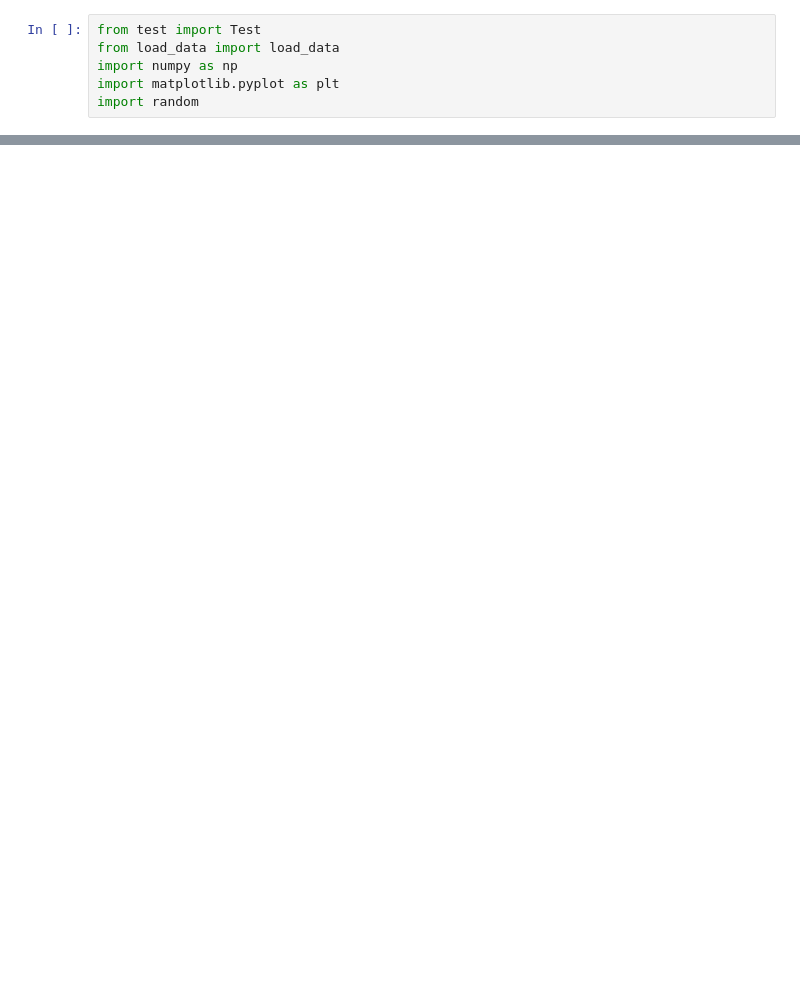
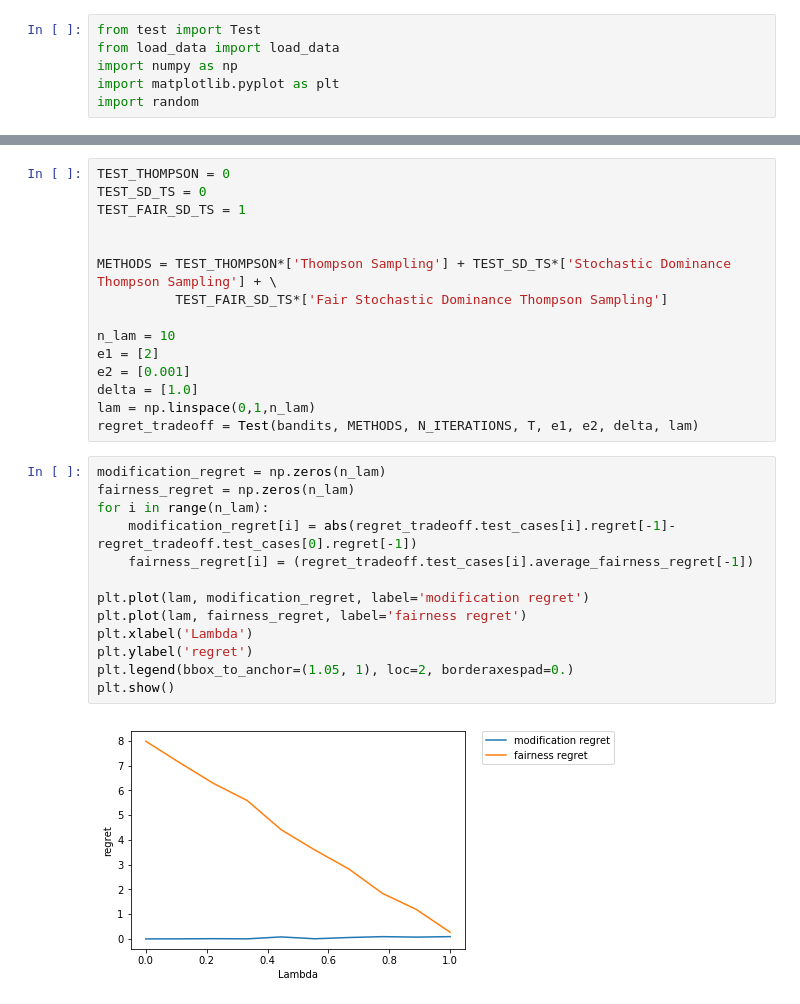
Before and after one commit to antonm94/Fairness_in_Bandits, a Jupyter notebook: Evaluation.ipynb, the cells around one changed output, grey strips where cells are left out. Drawn from its saved outputs; the diff is of its cells as text; blank space fills up the shorter version.

```diff
--- a/Evaluation.ipynb
+++ b/Evaluation.ipynb
@@ -53,0 +54,30 @@ test_bounds.plot_average_total_regret()
+# %%
+TEST_THOMPSON = 0
+TEST_SD_TS = 0
+TEST_FAIR_SD_TS = 1
+
+
+METHODS = TEST_THOMPSON*['Thompson Sampling'] + TEST_SD_TS*['Stochastic Dominance Thompson Sampling'] + \
+          TEST_FAIR_SD_TS*['Fair Stochastic Dominance Thompson Sampling']
+
+n_lam = 10
+e1 = [2]
+e2 = [0.001]
+delta = [1.0]
+lam = np.linspace(0,1,n_lam)
+regret_tradeoff = Test(bandits, METHODS, N_ITERATIONS, T, e1, e2, delta, lam)
+# %%
+modification_regret = np.zeros(n_lam)
+fairness_regret = np.zeros(n_lam)
+for i in range(n_lam):
+    modification_regret[i] = abs(regret_tradeoff.test_cases[i].regret[-1]-regret_tradeoff.test_cases[0].regret[-1])
+    fairness_regret[i] = (regret_tradeoff.test_cases[i].average_fairness_regret[-1])
+
+plt.plot(lam, modification_regret, label='modification regret')
+plt.plot(lam, fairness_regret, label='fairness regret')
+plt.xlabel('Lambda')
+plt.ylabel('regret')
+plt.legend(bbox_to_anchor=(1.05, 1), loc=2, borderaxespad=0.)
+plt.show()
+# %% [output]
+[figure, added]
```
Also changed, not shown: parts of 4 cells of this notebook, 1 other file.
